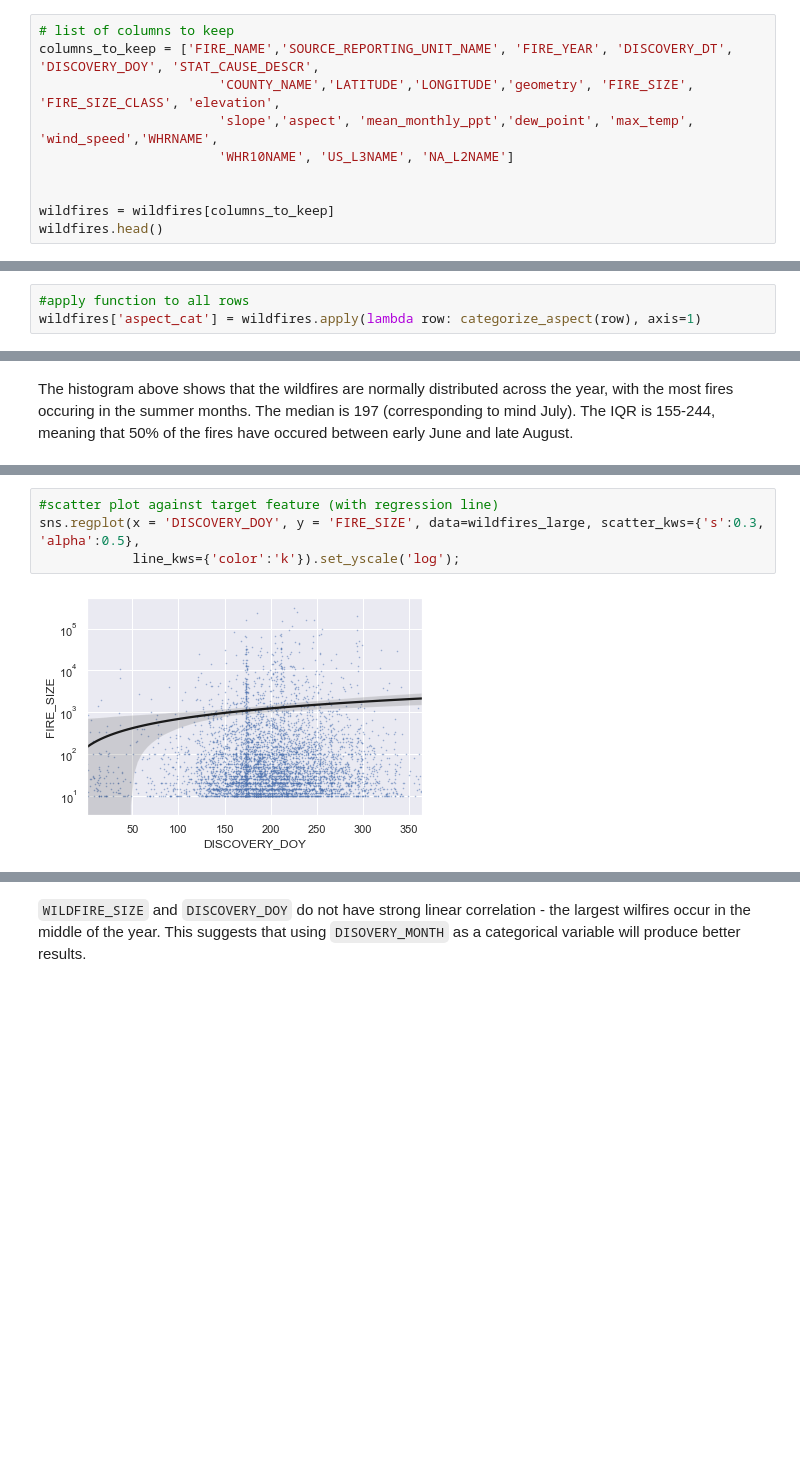
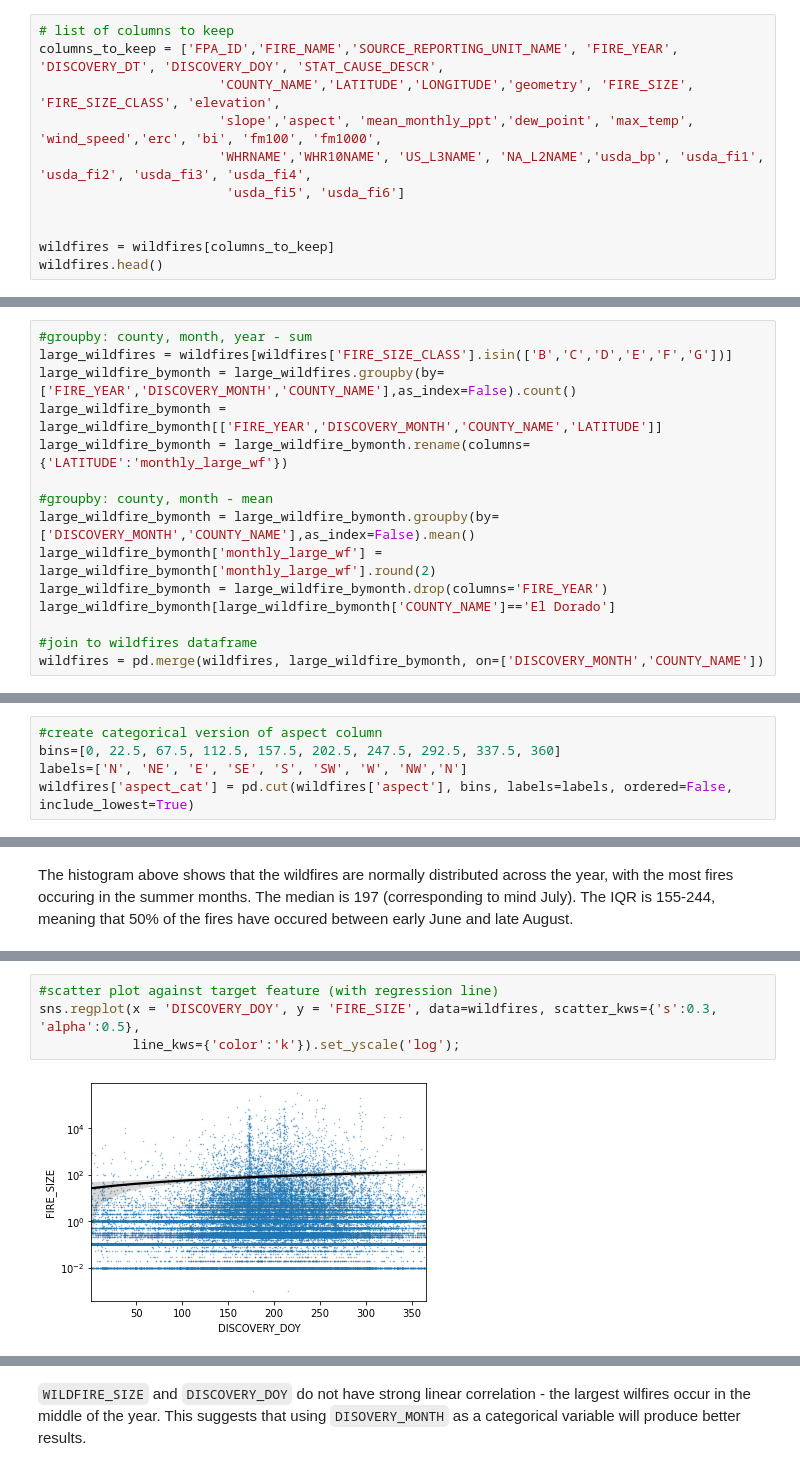
Before and after one commit to allankapoor/wildfire_prediction, a Jupyter notebook: Capstone2_EDA.ipynb, the cells around one changed output, grey strips where cells are left out. Cells and saved outputs as stored; diff of their text form; blank space fills up the shorter version.

```diff
--- a/Capstone2_EDA.ipynb
+++ b/Capstone2_EDA.ipynb
@@ -104,9 +113,10 @@ COUNTY_NAME 58
 # %%
 # list of columns to keep
-columns_to_keep = ['FIRE_NAME','SOURCE_REPORTING_UNIT_NAME', 'FIRE_YEAR', 'DISCOVERY_DT', 'DISCOVERY_DOY', 'STAT_CAUSE_DESCR',
+columns_to_keep = ['FPA_ID','FIRE_NAME','SOURCE_REPORTING_UNIT_NAME', 'FIRE_YEAR', 'DISCOVERY_DT', 'DISCOVERY_DOY', 'STAT_CAUSE_DESCR',
                        'COUNTY_NAME','LATITUDE','LONGITUDE','geometry', 'FIRE_SIZE', 'FIRE_SIZE_CLASS', 'elevation',
-                       'slope','aspect', 'mean_monthly_ppt','dew_point', 'max_temp', 'wind_speed','WHRNAME',
-                       'WHR10NAME', 'US_L3NAME', 'NA_L2NAME']
+                       'slope','aspect', 'mean_monthly_ppt','dew_point', 'max_temp', 'wind_speed','erc', 'bi', 'fm100', 'fm1000',
+                       'WHRNAME','WHR10NAME', 'US_L3NAME', 'NA_L2NAME','usda_bp', 'usda_fi1', 'usda_fi2', 'usda_fi3', 'usda_fi4',
+                        'usda_fi5', 'usda_fi6']
 
 
 wildfires = wildfires[columns_to_keep]
@@ -134,3 +148,18 @@ wildfires['DISCOVERY_MONTH'] = pd.DatetimeIndex(wildfires['DISCOVERY_DT']).month
+# %%
+#groupby: county, month, year - sum
+large_wildfires = wildfires[wildfires['FIRE_SIZE_CLASS'].isin(['B','C','D','E','F','G'])]
+large_wildfire_bymonth = large_wildfires.groupby(by=['FIRE_YEAR','DISCOVERY_MONTH','COUNTY_NAME'],as_index=False).count()
+large_wildfire_bymonth = large_wildfire_bymonth[['FIRE_YEAR','DISCOVERY_MONTH','COUNTY_NAME','LATITUDE']]
+large_wildfire_bymonth = large_wildfire_bymonth.rename(columns={'LATITUDE':'monthly_large_wf'})
+
+#groupby: county, month - mean
+large_wildfire_bymonth = large_wildfire_bymonth.groupby(by=['DISCOVERY_MONTH','COUNTY_NAME'],as_index=False).mean()
+large_wildfire_bymonth['monthly_large_wf'] = large_wildfire_bymonth['monthly_large_wf'].round(2)
+large_wildfire_bymonth = large_wildfire_bymonth.drop(columns='FIRE_YEAR')
+large_wildfire_bymonth[large_wildfire_bymonth['COUNTY_NAME']=='El Dorado']
+
+#join to wildfires dataframe
+wildfires = pd.merge(wildfires, large_wildfire_bymonth, on=['DISCOVERY_MONTH','COUNTY_NAME'])
 # %% [markdown]
 ### Adding a categorical aspect feature
 
@@ -171,6 +173,8 @@ def categorize_aspect(row):
-# %%
-#apply function to all rows
-wildfires['aspect_cat'] = wildfires.apply(lambda row: categorize_aspect(row), axis=1)
+# %%
+#create categorical version of aspect column
+bins=[0, 22.5, 67.5, 112.5, 157.5, 202.5, 247.5, 292.5, 337.5, 360]
+labels=['N', 'NE', 'E', 'SE', 'S', 'SW', 'W', 'NW','N']
+wildfires['aspect_cat'] = pd.cut(wildfires['aspect'], bins, labels=labels, ordered=False, include_lowest=True)
 # %%
 #check that categorization worked properly
 wildfires['aspect_cat'].unique()
@@ -410,10 +427,10 @@ max        366.000000
 Name: DISCOVERY_DOY, dtype: float64
 # %%
 #scatter plot against target feature (with regression line)
-sns.regplot(x = 'DISCOVERY_DOY', y = 'FIRE_SIZE', data=wildfires_large, scatter_kws={'s':0.3, 'alpha':0.5},
+sns.regplot(x = 'DISCOVERY_DOY', y = 'FIRE_SIZE', data=wildfires, scatter_kws={'s':0.3, 'alpha':0.5},
             line_kws={'color':'k'}).set_yscale('log');
 # %% [output]
-[figure, old version]
+[figure, new version]
 # %%
 #calculate pearson correlation
 r, p = stats.pearsonr(wildfires.FIRE_SIZE, wildfires.DISCOVERY_DOY)
```
Also changed, not shown: parts of 68 cells of this notebook, 2 other files.
